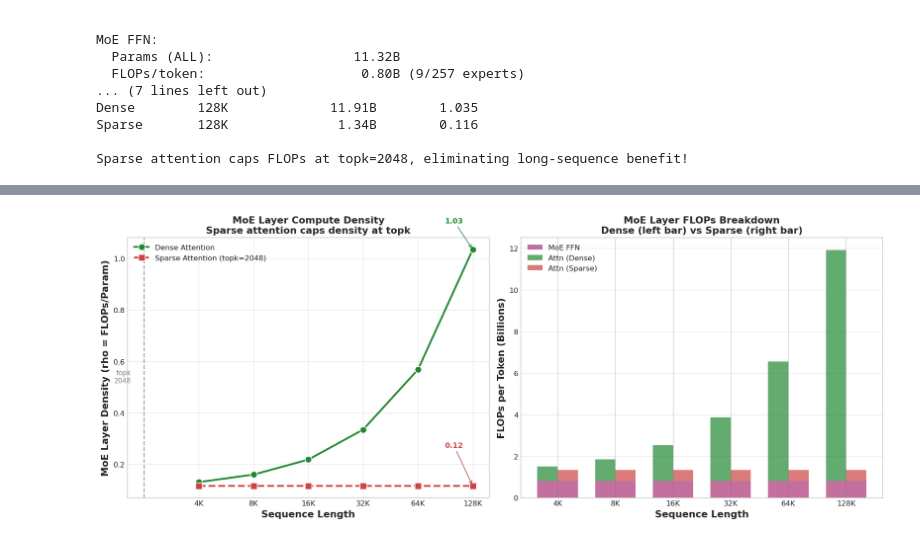
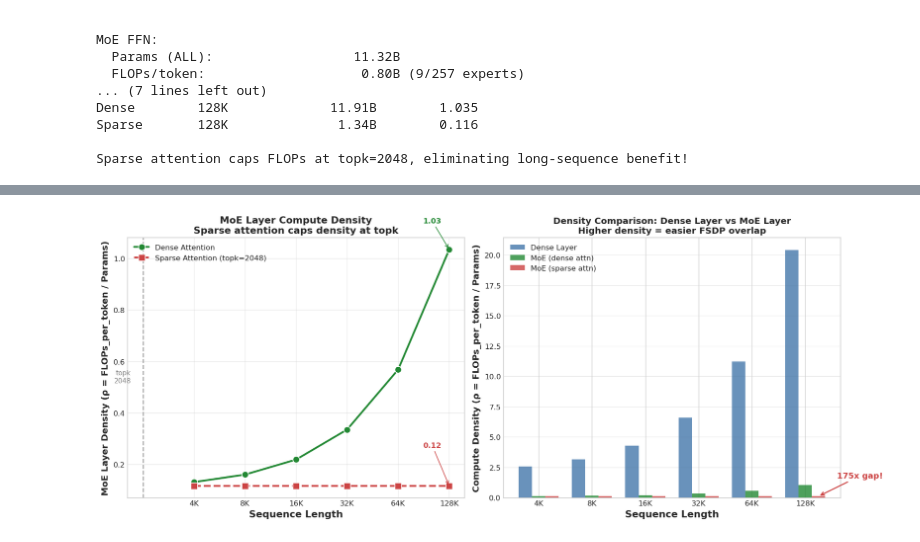
Before and after one commit to junjzhang/boring-shits, a Jupyter notebook: maybe-fsdp-is-god/fsdp_overlap_analysis.ipynb, the cells around one changed output, grey strips where cells are left out. Saved outputs shown, nothing was run; the diff lists cells and outputs as text; code cells hidden in the pictures.

Commit message:
feat: clearer plot

```diff
--- a/maybe-fsdp-is-god/fsdp_overlap_analysis.ipynb
+++ b/maybe-fsdp-is-god/fsdp_overlap_analysis.ipynb
@@ -448,8 +455,8 @@ Sparse attention caps FLOPs at topk=2048, eliminating long-sequence benefit!
 
 def plot_density_analysis():
     """
-    Show how FLOPs/Param (compute density) changes with seq_len.
-    Compare dense vs sparse attention for MoE layer only.
+    Show how FLOPs_per_token / Params (compute density) changes with seq_len.
+    Left: MoE layer density curves. Right: Density comparison (Dense vs MoE).
     """
     seq_lens = np.array([4096, 8192, 16384, 32768, 65536, 131072])
     cfg = DeepSeekV3Config()
@@ -473,7 +480,7 @@ def plot_density_analysis():
         return f'{x/1024:.0f}K'
 
     ax1.set_xlabel('Sequence Length', fontsize=13, fontweight='600')
-    ax1.set_ylabel('MoE Layer Density (rho = FLOPs/Param)', fontsize=13, fontweight='600')
+    ax1.set_ylabel('MoE Layer Density (ρ = FLOPs_per_token / Params)', fontsize=12, fontweight='600')
     ax1.set_xscale('log', base=2)
     ax1.xaxis.set_major_formatter(plt.FuncFormatter(format_k))
     ax1.set_xticks(seq_lens)
@@ -499,53 +506,57 @@ def plot_density_analysis():
                  color='#CC4444', fontweight='bold',
                  arrowprops=dict(arrowstyle='->', color='#CC4444', lw=1))
 
-    # ===== Right plot: FLOPs breakdown comparison =====
-    # Dense
-    attn_flops_dense = np.array([cfg.attn_flops_per_token(s, sparse=False) for s in seq_lens]) / 1e9
-    # Sparse
-    attn_flops_sparse = np.array([cfg.attn_flops_per_token(s, sparse=True) for s in seq_lens]) / 1e9
-    moe_ffn_flops = np.array([cfg.moe_ffn_flops_per_token] * len(seq_lens)) / 1e9
+    # ===== Right plot: Density comparison - Dense Layer vs MoE =====
+    # Compute densities for all three layer types
+    dense_layer_density = [cfg.dense_layer_density(s, sparse=False) for s in seq_lens]
+    moe_dense_density = [cfg.moe_layer_density(s, sparse=False) for s in seq_lens]
+    moe_sparse_density = [cfg.moe_layer_density(s, sparse=True) for s in seq_lens]
 
-    width = 0.35
+    width = 0.25
     x = np.arange(len(seq_lens))
 
-    # Stacked bars for dense
-    ax2.bar(x - width/2, moe_ffn_flops, width, label='MoE FFN', color='#AA3377', alpha=0.7)
-    ax2.bar(x - width/2, attn_flops_dense, width, bottom=moe_ffn_flops,
-            label='Attn (Dense)', color='#228833', alpha=0.7)
-
-    # Stacked bars for sparse
-    ax2.bar(x + width/2, moe_ffn_flops, width, color='#AA3377', alpha=0.7)
-    ax2.bar(x + width/2, attn_flops_sparse, width, bottom=moe_ffn_flops,
-            label='Attn (Sparse)', color='#CC4444', alpha=0.7)
+    # Three groups of bars
+    ax2.bar(x - width, dense_layer_density, width, label='Dense Layer', color='#4477AA', alpha=0.8)
+    ax2.bar(x, moe_dense_density, width, label='MoE (dense attn)', color='#228833', alpha=0.8)
+    ax2.bar(x + width, moe_sparse_density, width, label='MoE (sparse attn)', color='#CC4444', alpha=0.8)
 
     ax2.set_xlabel('Sequence Length', fontsize=13, fontweight='600')
-    ax2.set_ylabel('FLOPs per Token (Billions)', fontsize=13, fontweight='600')
+    ax2.set_ylabel('Compute Density (ρ = FLOPs_per_token / Params)', fontsize=12, fontweight='600')
     ax2.set_xticks(x)
     ax2.set_xticklabels([f'{s//1024}K' for s in seq_lens])
     ax2.legend(fontsize=10, loc='upper left')
     ax2.grid(True, alpha=0.4, axis='y')
-    ax2.set_title('MoE Layer FLOPs Breakdown\nDense (left bar) vs Sparse (right bar)',
-                  fontsize=13, fontweight='bold')
+    ax2.set_title('Density Comparison: Dense Layer vs MoE Layer\nHigher density = easier FSDP overlap',
+                  fontsize=12, fontweight='bold')
+
+    # Add density gap annotation at 128K
+    gap = dense_layer_density[-1] / moe_sparse_density[-1]
+    ax2.annotate(f'{gap:.0f}x gap!',
+                 xy=(x[-1] + width, moe_sparse_density[-1]),
+                 xytext=(x[-1] + 0.6, moe_sparse_density[-1] + 1.5),
+                 fontsize=11, color='#CC4444', fontweight='bold',
+                 arrowprops=dict(arrowstyle='->', color='#CC4444', lw=1.5))
 
     plt.tight_layout()
     return fig
 
 
 # Print density table
-print("MoE Layer Compute Density: Dense vs Sparse Attention")
-print("=" * 80)
-print(f"{'seq_len':<10} | {'Dense':>12} | {'Sparse':>12} | {'Ratio':>10} | {'Density Loss':>14}")
-print("-" * 80)
+print("Compute Density Comparison: Dense Layer vs MoE Layer")
+print("=" * 90)
+print(f"{'seq_len':<10} | {'Dense Layer':>14} | {'MoE (dense)':>14} | {'MoE (sparse)':>14} | {'Gap (D/MoE_s)':>14}")
+print("-" * 90)
 cfg = DeepSeekV3Config()
 for s in [4096, 8192, 16384, 32768, 65536, 131072]:
-    d_dense = cfg.moe_layer_density(s, sparse=False)
-    d_sparse = cfg.moe_layer_density(s, sparse=True)
-    ratio = d_dense / d_sparse if d_sparse > 0 else float('inf')
-    loss_pct = (1 - d_sparse / d_dense) * 100 if s > cfg.topk else 0
-    print(f"{s//1024}K{'':<8} | {d_dense:>12.3f} | {d_sparse:>12.3f} | {ratio:>10.2f}x | {loss_pct:>13.1f}%")
+    d_dense_layer = cfg.dense_layer_density(s, sparse=False)
+    d_moe_dense = cfg.moe_layer_density(s, sparse=False)
+    d_moe_sparse = cfg.moe_layer_density(s, sparse=True)
+    gap = d_dense_layer / d_moe_sparse
+    print(f"{s//1024}K{'':<8} | {d_dense_layer:>14.3f} | {d_moe_dense:>14.3f} | {d_moe_sparse:>14.3f} | {gap:>13.1f}x")
 print()
-print(f"At 128K: Sparse attention loses {(1 - cfg.moe_layer_density(131072, sparse=True) / cfg.moe_layer_density(131072, sparse=False)) * 100:.0f}% density vs dense!")
+print("Dense Layer has much higher density due to:")
+print("  - Dense FFN: ALL params used (vs MoE's 8/256 = 3%)")
+print("  - Same attention FLOPs, but much fewer total params")
 
 fig = plot_density_analysis()
 plt.show()
@@ -565,4 +578,4 @@ At 128K: Sparse attention loses 89% density vs dense!
-[figure, old version]
+[figure, new version]
 # %%
 # =============================================================================
 # B_CRIT ANALYSIS: Main Result
```
Also changed, not shown: parts of 4 cells of this notebook.
